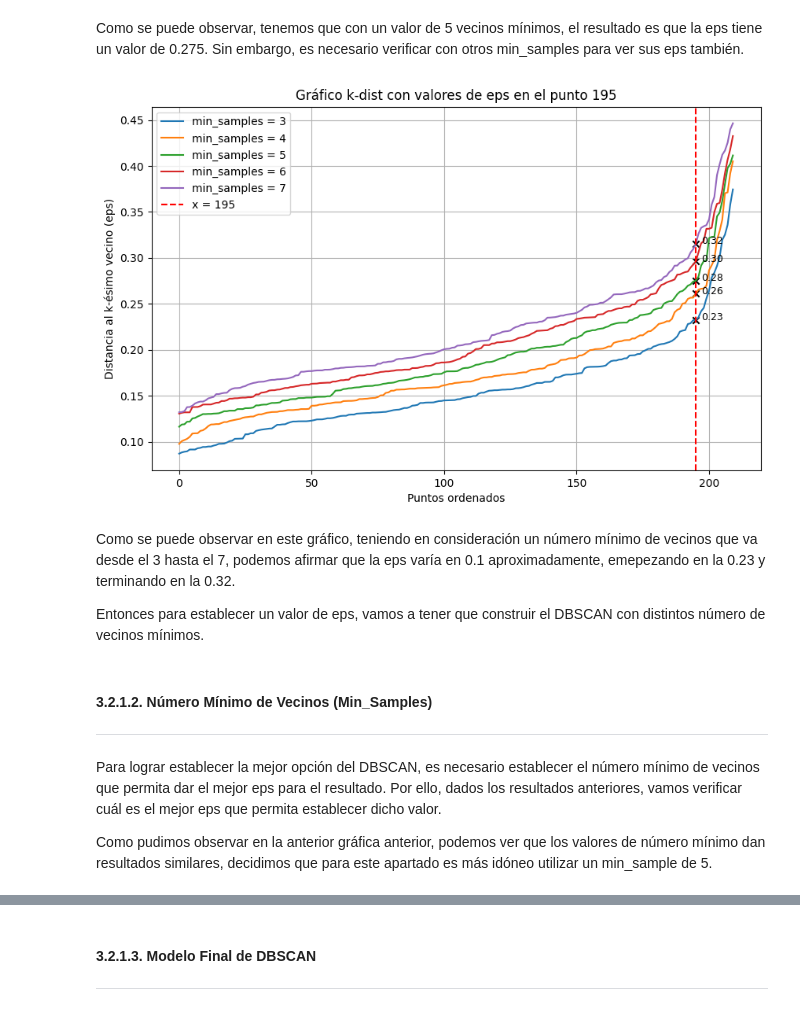
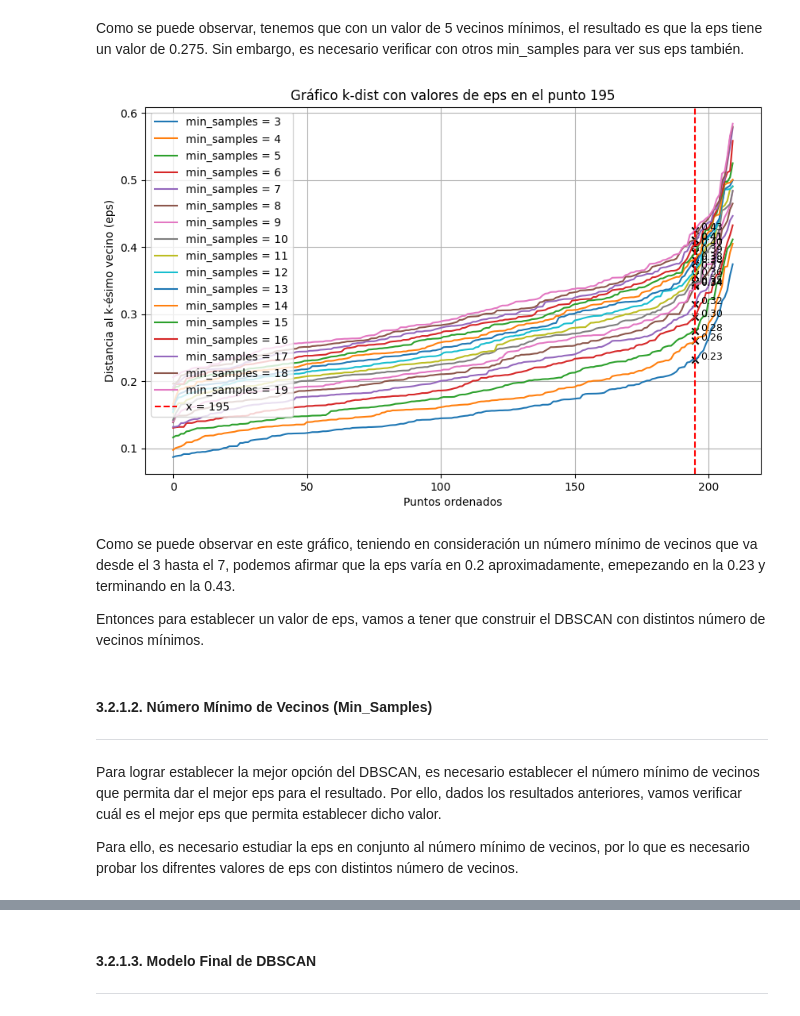
Before and after one commit to 100477706/Proyecto2_Aprendizaje, a Jupyter notebook: Clustering_27.ipynb, the cells around one changed output, grey strips where cells are left out. Cells and saved outputs as stored; diff of their text form; code cells hidden in the pictures.

```diff
--- a/Clustering_27.ipynb
+++ b/Clustering_27.ipynb
@@ -752,36 +752,36 @@ Como se puede observar, tenemos que con un valor de 5 vecinos mínimos, el resul
 # %%
 x_point = 195  # Punto a marcar
 
 plt.figure(figsize=(10, 6))
 
-for min_samples in [3, 4, 5, 6, 7]:
+for min_samples in range(3, 20):
     nn = NearestNeighbors(n_neighbors=min_samples)
     nn.fit(X_scaled)
     distances, _ = nn.kneighbors(X_scaled)
     sorted_distances = np.sort(distances[:, min_samples - 1])
 
     # Valor de eps en ese punto
     y_value = sorted_distances[x_point]
 
     # Graficar la curva k-dist
     plt.plot(sorted_distances, label=f'min_samples = {min_samples}')
 
     # Marcar punto 195 con una cruz
     plt.scatter(x_point, y_value, color='black', marker='x')
     plt.text(x_point + 2, y_value, f"{y_value:.2f}", fontsize=9)
 
 # Añadir líneas guías generales (solo una vez)
 plt.axvline(x=x_point, color='r', linestyle='--', label='x = 195')
 plt.title('Gráfico k-dist con valores de eps en el punto 195')
 plt.xlabel('Puntos ordenados')
 plt.ylabel('Distancia al k-ésimo vecino (eps)')
 plt.grid(True)
 plt.legend()
 plt.show()
 # %% [output]
-[figure, old version]
+[figure, new version]
 # %% [markdown]
-Como se puede observar en este gráfico, teniendo en consideración un número mínimo de vecinos que va desde el 3 hasta el 7, podemos afirmar que la eps varía en 0.1 aproximadamente, emepezando en la 0.23 y terminando en la 0.32.
+Como se puede observar en este gráfico, teniendo en consideración un número mínimo de vecinos que va desde el 3 hasta el 7, podemos afirmar que la eps varía en 0.2 aproximadamente, emepezando en la 0.23 y terminando en la 0.43.
 
 Entonces para establecer un valor de eps, vamos a tener que construir el DBSCAN con distintos número de vecinos mínimos.
 # %% [markdown]
@@ -791,4 +791,4 @@ Entonces para establecer un valor de eps, vamos a tener que construir el DBSCAN
 # %% [markdown]
 Para lograr establecer la mejor opción del DBSCAN, es necesario establecer el número mínimo de vecinos que permita dar el mejor eps para el resultado. Por ello, dados los resultados anteriores, vamos verificar cuál es el mejor eps que permita establecer dicho valor.
 
-Como pudimos observar en la anterior gráfica anterior, podemos ver que los valores de número mínimo dan resultados similares, decidimos que para este apartado es más idóneo utilizar un min_sample de 5.
+Para ello, es necesario estudiar la eps en conjunto al número mínimo de vecinos, por lo que es necesario probar los difrentes valores de eps con distintos número de vecinos.
```
Also changed, not shown: parts of 5 cells of this notebook.
